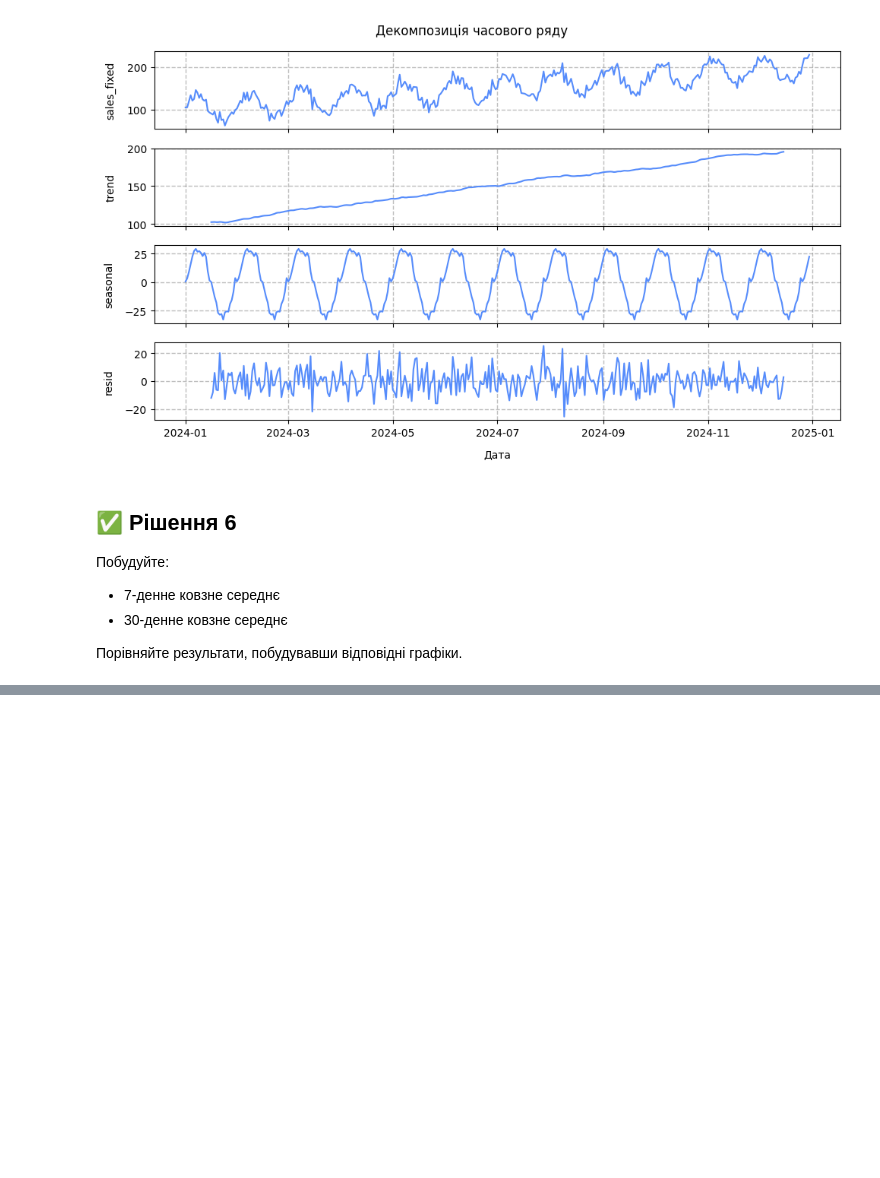
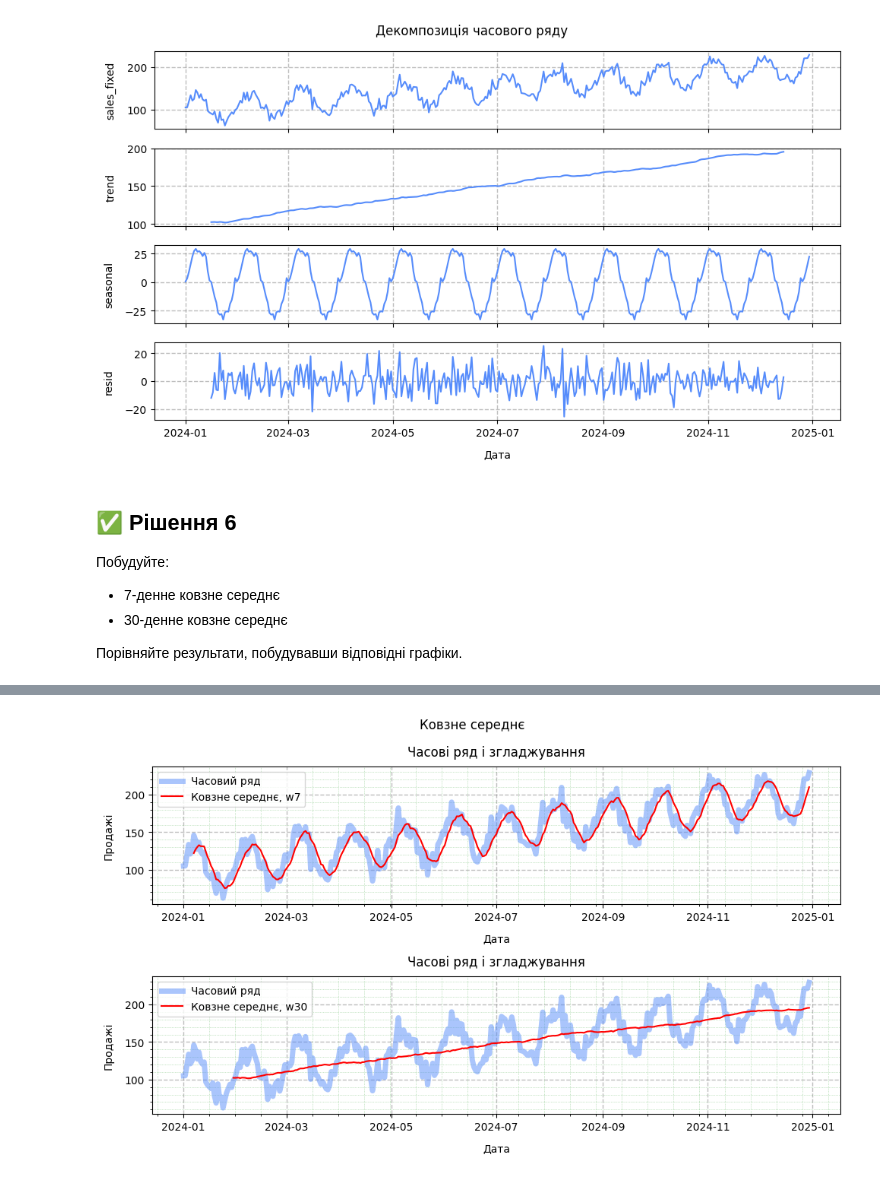
Before and after one commit to BogdanPinchuk/DataScience-PBY_HW15, a Jupyter notebook: Bohdan_Pinchuk_DS_HW15.ipynb, the cells around one changed output, grey strips where cells are left out. Drawn from its saved outputs; the diff is of its cells as text; code cells hidden in the pictures; blank space fills up the shorter version.

```diff
--- a/Bohdan_Pinchuk_DS_HW15.ipynb
+++ b/Bohdan_Pinchuk_DS_HW15.ipynb
@@ -813,0 +806,13 @@ plt.show()
+# %%
+# Ковзне середнє
+
+# Input data
+windows_sizes = [7, 30]
+
+# Solution
+for size in windows_sizes:
+    col_name = f"moving_avg_{size}"
+    df[col_name] = df["sales_fixed"].rolling(window=size).mean()
+
+# Print results
+display(df)
@@ -813,0 +833,31 @@ plt.show()
+# %%
+# Graphic results
+
+import matplotlib.pyplot as plt
+
+# Input data
+
+# Solution
+_, axes = plt.subplots(len(windows_sizes), 1, figsize=(10, 6))
+
+for idx, item in enumerate(windows_sizes):
+    ax = axes[idx]
+    col_name = f"moving_avg_{item}"
+
+    ax.plot(df["date"], df["sales_fixed"], linewidth=5.0, alpha=0.5, label="Часовий ряд")
+    ax.plot(df["date"], df[col_name], linewidth=1.5, color="red", label=f"Ковзне середнє, w{item}")
+
+    ax.grid(axis='both', visible=True, which='major', ls='--', linewidth=1.0, color='tab:gray')
+    ax.minorticks_on()
+    ax.grid(axis='both', visible=True, which='minor', ls=':', linewidth=0.5, color='tab:green')
+    ax.set_title("Часові ряд і згладжування", pad=10, loc='center', color='black')
+    ax.set_xlabel("Дата", labelpad=10, loc='center', color='black')
+    ax.set_ylabel("Продажі", labelpad=10, loc='center', color='black')
+    ax.legend()
+
+plt.suptitle(f"Ковзне середнє")
+
+plt.tight_layout()
+plt.show()
+# %% [output]
+[figure, added]
```
Also changed, not shown: parts of 2 cells of this notebook.
